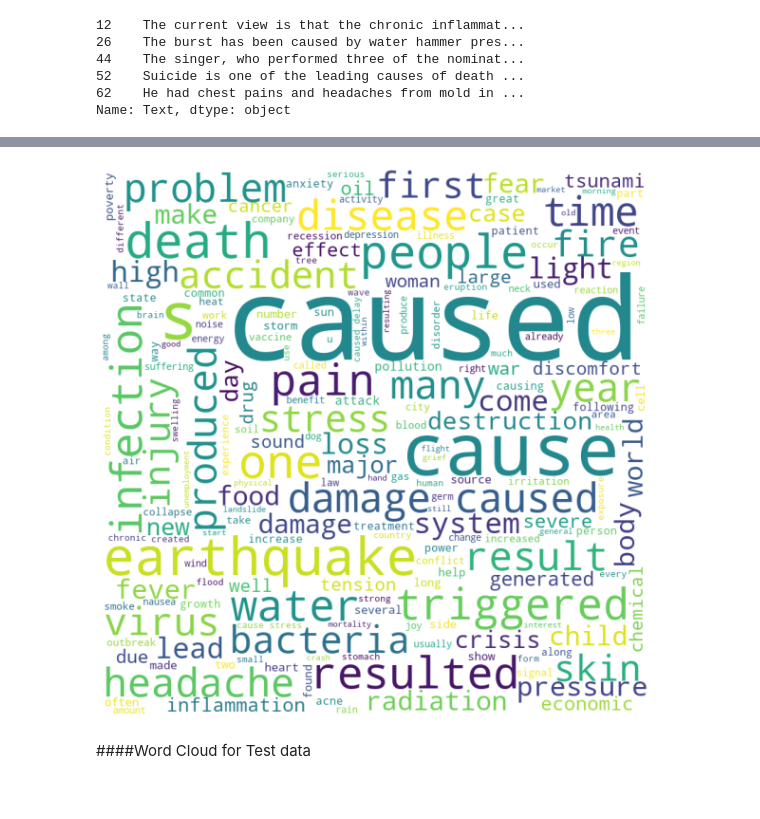
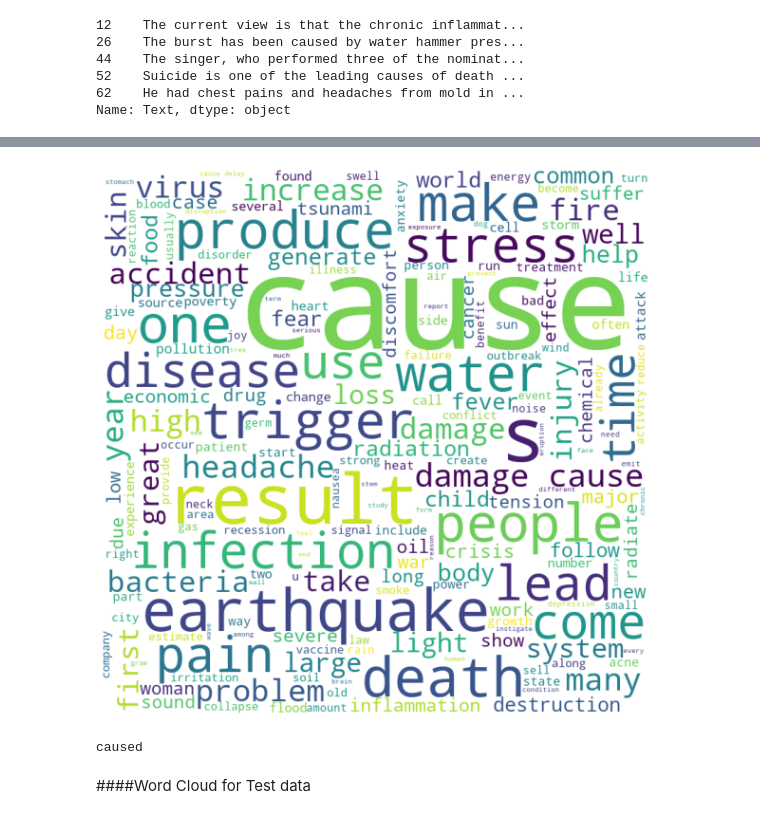
Before and after one commit to chenjinghao/Group-9C-Capstone, a Jupyter notebook: Sem_Eval_2010_Task8.ipynb, the cells around one changed output, grey strips where cells are left out. Drawn from its saved outputs; the diff is of its cells as text; code cells hidden in the pictures.

Commit message:
done with lemmatization

```diff
--- a/Sem_Eval_2010_Task8.ipynb
+++ b/Sem_Eval_2010_Task8.ipynb
@@ -192,12 +192,10 @@ Name: Text, dtype: object
 # %%
 #adam_word cloud code reference from https://www.geeksforgeeks.org/generating-word-cloud-python/
 #adam_nltk stopwords & tokenize from https://www.geeksforgeeks.org/removing-stop-words-nltk-python
-
-# Python program to generate WordCloud
+#adam_nltk lammatization & POS tag from https://www.machinelearningplus.com/nlp/lemmatization-examples-python/
 
 # importing all necessary modules
 from wordcloud import WordCloud, STOPWORDS
-
 import matplotlib.pyplot as plt
 import pandas as pd
 
@@ -241,12 +239,25 @@ for w in word_tokens:
 #print(f_comment_words)
 #print(type(f_comment_words))
 
-#Lemmatization
+#Lemmatization with POS tag
+nltk.download('averaged_perceptron_tagger')
 nltk.download('wordnet')
+from nltk.corpus import wordnet
 from nltk.stem import WordNetLemmatizer
+
+def get_wordnet_pos(word):
+    """Map POS tag to first character lemmatize() accepts"""
+    tag = nltk.pos_tag([word])[0][1][0].upper()
+    tag_dict = {"J": wordnet.ADJ,
+                "N": wordnet.NOUN,
+                "V": wordnet.VERB,
+                "R": wordnet.ADV}
+
+    return tag_dict.get(tag, wordnet.NOUN)
+
 lemmatizer = WordNetLemmatizer()
 
-lemmatized_words = ' '.join([lemmatizer.lemmatize(w) for w in f_comment_words])
+lemmatized_words = ' '.join([lemmatizer.lemmatize(w, get_wordnet_pos(w)) for w in f_comment_words])
 
 #wordcloud
 wordcloud = WordCloud(width = 800, height = 800,
@@ -270,6 +284,10 @@ plt.show()
 [nltk_data] Downloading package wordnet to /root/nltk_data...
 [nltk_data]   Package wordnet is already up-to-date!
-[figure, old version]
+[figure, new version]
+# %%
+print(lemmatizer.lemmatize("caused"))
+# %% [output]
+caused
 # %% [markdown]
 ####Word Cloud for Test data
 # %%
```
Also changed, not shown: parts of 1 cell of this notebook.
